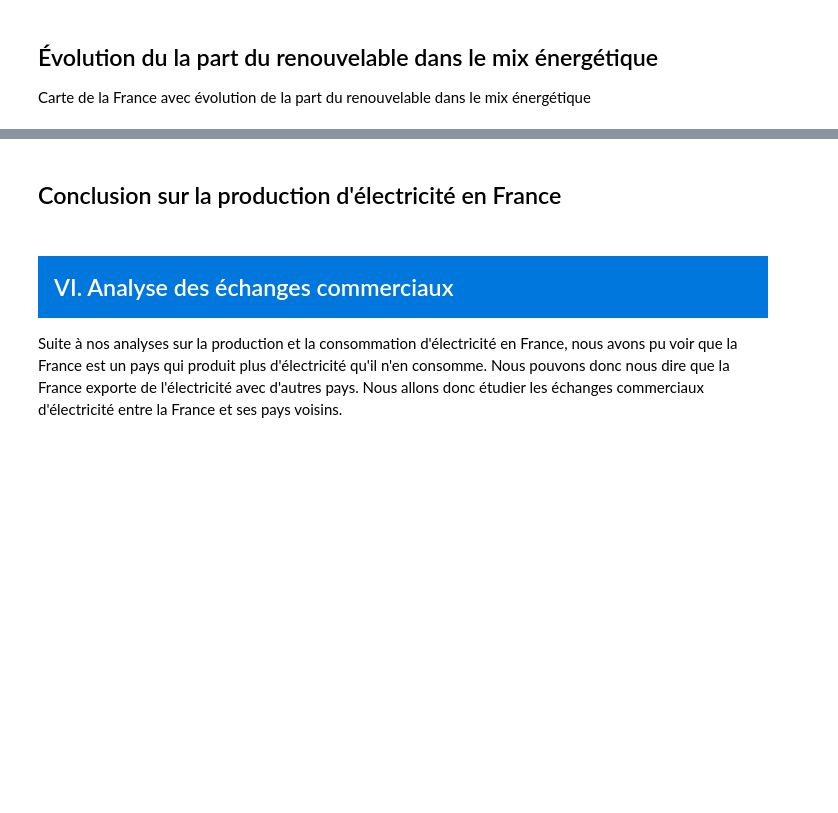
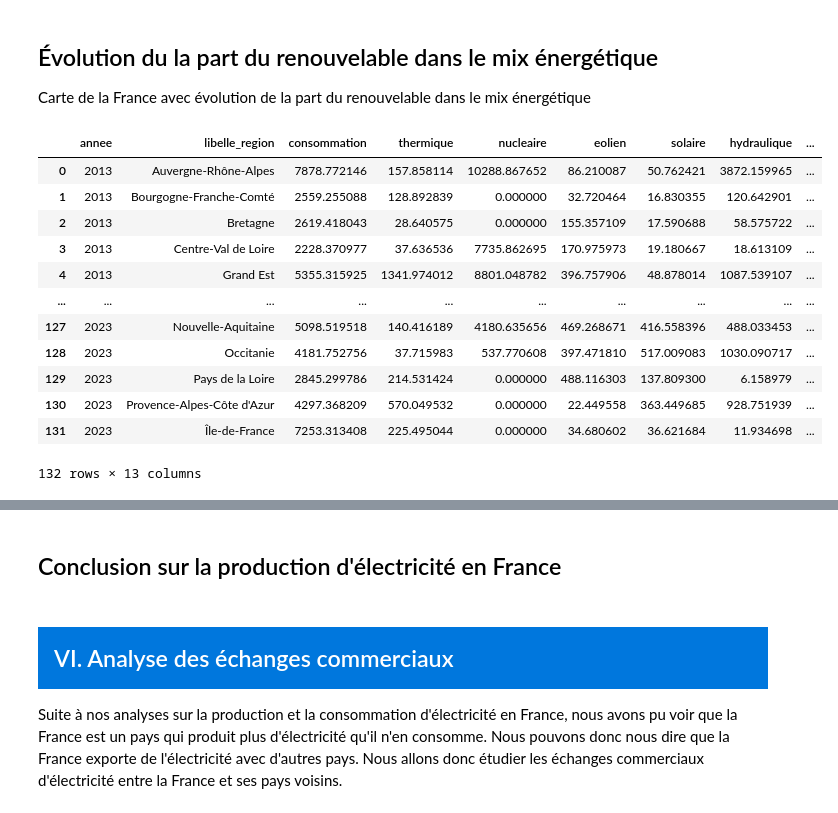
Before and after one commit to Hisqkq/Projet-outinfo, a Jupyter notebook: theo.ipynb, the cells around one changed output, grey strips where cells are left out. Saved outputs shown, nothing was run; the diff lists cells and outputs as text; code cells hidden in the pictures; blank space fills up the shorter version.

```diff
--- a/theo.ipynb
+++ b/theo.ipynb
@@ -221,5 +236,25 @@ def get_data(from_data: str, table_name: str) -> None:
 # %%
 ### FUNCTIONS TO GET DATA FROM DATABASE ###
+
+def get_all_data(table_name, db_file='database.db'):
+    """
+    Get all data from a table using sqlite3.
+
+    Parameters:
+        table_name (str): Name of the table in the database.
+        db_file (str): Path to the SQLite database file.
+
+    Returns:
+        pandas.DataFrame: DataFrame containing the retrieved data.
+    """
+    conn = sqlite3.connect(db_file)
+
+    query = f"SELECT * FROM {table_name}"
+
+    df = pd.read_sql(query, conn)
+
+    conn.close()
+    return df
 
 def get_data_between_dates(table_name, start_date, end_date, db_file='database.db'):
     """
@@ -245,7 +280,6 @@ def get_data_between_dates(table_name, start_date, end_date, db_file='database.d
     df = pd.read_sql(query, conn)
 
     conn.close()
-
     return df
 
 def get_data_by_date(table_name, date, db_file='database.db'):
@@ -267,7 +301,6 @@ def get_data_by_date(table_name, date, db_file='database.db'):
     df = pd.read_sql(query, conn)
 
     conn.close()
-
     return df
 
 
@@ -286,7 +319,6 @@ def get_trade_data(start_date, end_date,  db_file='database.db'):
 
     conn = sqlite3.connect(db_file)
 
-
     query = f"""
     SELECT date_heure,
            ech_comm_angleterre,
@@ -304,7 +336,6 @@ def get_trade_data(start_date, end_date,  db_file='database.db'):
 
     df['date_heure'] = pd.to_datetime(df['date_heure'])
     df.set_index('date_heure', inplace=True)
-
     return df
 
 def get_aggregated_data_by_filiere(table_name, start_date, end_date, filiere, db_file='database.db'):
@@ -568,3 +726,34 @@ VBox(children=(HBox(children=(DatePicker(value=datetime.date(2023, 10, 31), desc
 ## Évolution du la part du renouvelable dans le mix énergétique
 
 Carte de la France avec évolution de la part du renouvelable dans le mix énergétique
+# %%
+# Get the data
+df_regional = get_all_data('regional')
+# Add a year column
+df_regional['annee'] = pd.DatetimeIndex(df_regional['date']).year
+# Group the data by year
+df_regional = df_regional.groupby(['annee', 'libelle_region']).mean(numeric_only=True).reset_index()
+# Filter out 2024
+df_regional = df_regional.drop(df_regional[df_regional['annee'] == 2024].index).reset_index(drop=True)
+# Fill NaN values with 0
+df_regional.fillna(0, inplace=True)
+# %%
+df_regional['production_renouvelable'] = df_regional['thermique'] + df_regional['eolien'] + df_regional['solaire'] + df_regional['hydraulique'] + df_regional['bioenergies']
+df_regional['production_totale'] =  df_regional['production_renouvelable'] + df_regional['nucleaire']
+df_regional['part_renouvable'] = df_regional['production_renouvelable'] / df_regional['production_totale']
+
+df_regional
+# %% [output]
+|  | annee | libelle_region | consommation | thermique | nucleaire | eolien | solaire | hydraulique | ... |
+| 0 | 2013 | Auvergne-Rhône-Alpes | 7878.772146 | 157.858114 | 10288.867652 | 86.210087 | 50.762421 | 3872.159965 | ... |
+| 1 | 2013 | Bourgogne-Franche-Comté | 2559.255088 | 128.892839 | 0.000000 | 32.720464 | 16.830355 | 120.642901 | ... |
+| 2 | 2013 | Bretagne | 2619.418043 | 28.640575 | 0.000000 | 155.357109 | 17.590688 | 58.575722 | ... |
+| 3 | 2013 | Centre-Val de Loire | 2228.370977 | 37.636536 | 7735.862695 | 170.975973 | 19.180667 | 18.613109 | ... |
+| 4 | 2013 | Grand Est | 5355.315925 | 1341.974012 | 8801.048782 | 396.757906 | 48.878014 | 1087.539107 | ... |
+| ... | ... | ... | ... | ... | ... | ... | ... | ... | ... |
+| 127 | 2023 | Nouvelle-Aquitaine | 5098.519518 | 140.416189 | 4180.635656 | 469.268671 | 416.558396 | 488.033453 | ... |
+| 128 | 2023 | Occitanie | 4181.752756 | 37.715983 | 537.770608 | 397.471810 | 517.009083 | 1030.090717 | ... |
+| 129 | 2023 | Pays de la Loire | 2845.299786 | 214.531424 | 0.000000 | 488.116303 | 137.809300 | 6.158979 | ... |
+| 130 | 2023 | Provence-Alpes-Côte d'Azur | 4297.368209 | 570.049532 | 0.000000 | 22.449558 | 363.449685 | 928.751939 | ... |
+| 131 | 2023 | Île-de-France | 7253.313408 | 225.495044 | 0.000000 | 34.680602 | 36.621684 | 11.934698 | ... |
+132 rows × 13 columns
```
Also changed, not shown: parts of 15 cells of this notebook, 3 other files.
